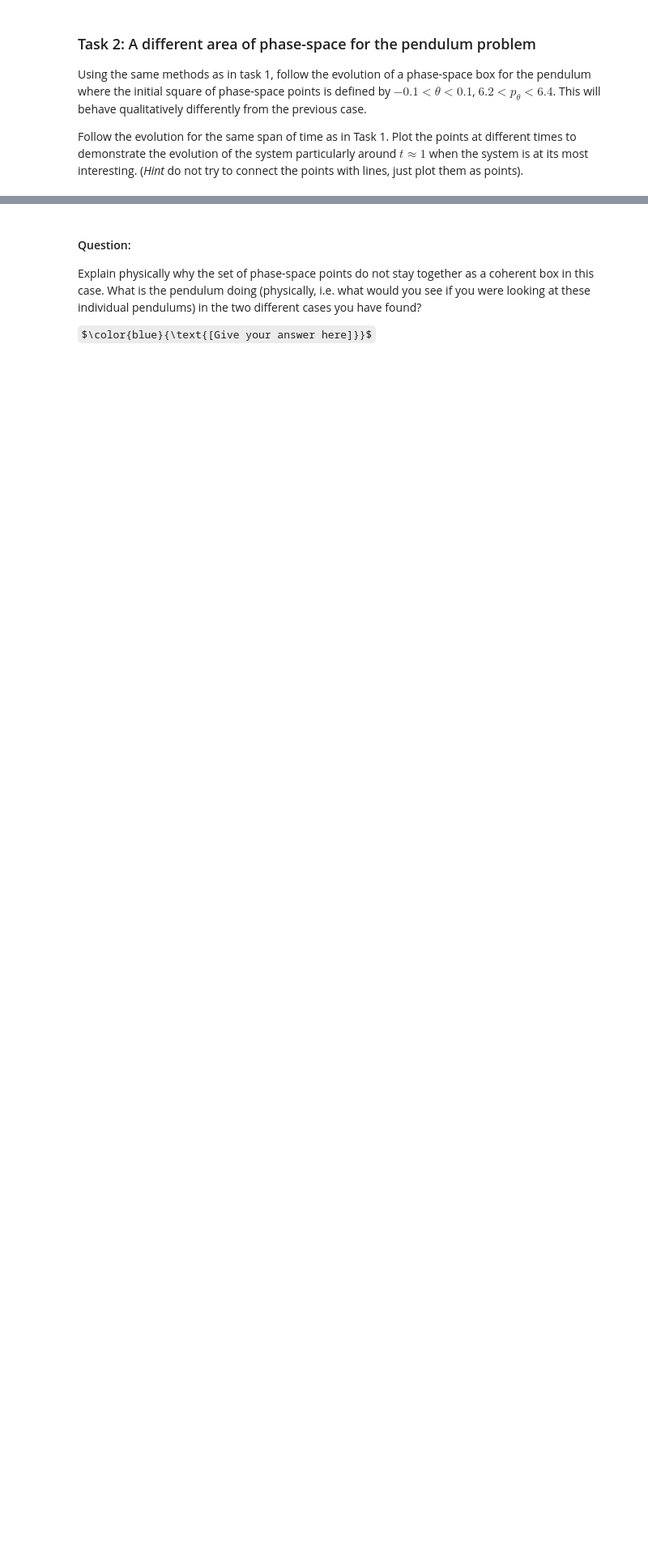
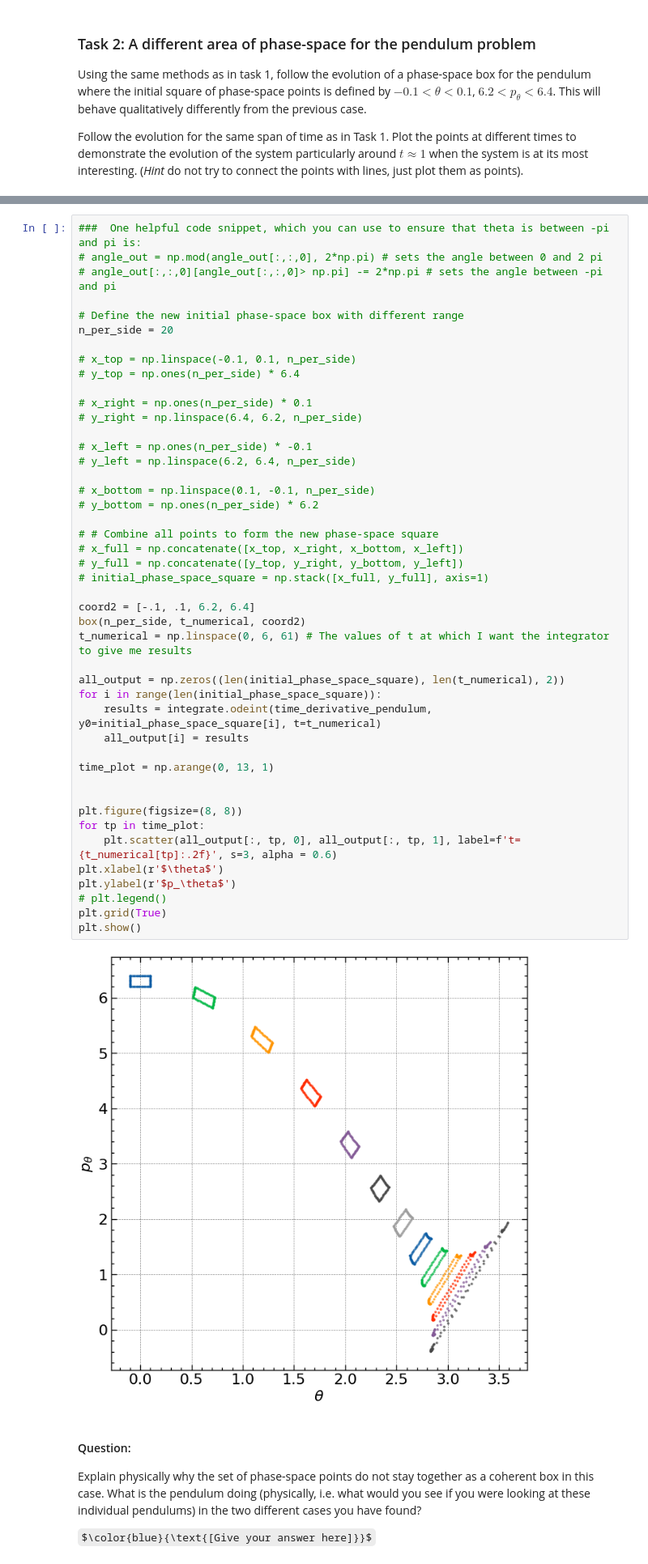
Before and after one commit to fotedarayush/Computational-Fluids-Files, a Jupyter notebook: PA4611 - Coursework2(1).ipynb, the cells around one changed output, grey strips where cells are left out. Shown at 81% size. Saved outputs shown, nothing was run; the diff lists cells and outputs as text; some formulas as TeX source; blank space fills up the shorter version.

```diff
--- a/PA4611 - Coursework2(1).ipynb
+++ b/PA4611 - Coursework2(1).ipynb
@@ -187,3 +215,50 @@ Follow the evolution for the same span of time as in Task 1. Plot the points at
+# %%
+###  One helpful code snippet, which you can use to ensure that theta is between -pi and pi is:
+# angle_out = np.mod(angle_out[:,:,0], 2*np.pi) # sets the angle between 0 and 2 pi
+# angle_out[:,:,0][angle_out[:,:,0]> np.pi] -= 2*np.pi # sets the angle between -pi and pi
+
+# Define the new initial phase-space box with different range
+n_per_side = 20
+
+# x_top = np.linspace(-0.1, 0.1, n_per_side)
+# y_top = np.ones(n_per_side) * 6.4
+
+# x_right = np.ones(n_per_side) * 0.1
+# y_right = np.linspace(6.4, 6.2, n_per_side)
+
+# x_left = np.ones(n_per_side) * -0.1
+# y_left = np.linspace(6.2, 6.4, n_per_side)
+
+# x_bottom = np.linspace(0.1, -0.1, n_per_side)
+# y_bottom = np.ones(n_per_side) * 6.2
+
+# # Combine all points to form the new phase-space square
+# x_full = np.concatenate([x_top, x_right, x_bottom, x_left])
+# y_full = np.concatenate([y_top, y_right, y_bottom, y_left])
+# initial_phase_space_square = np.stack([x_full, y_full], axis=1)
+
+coord2 = [-.1, .1, 6.2, 6.4]
+box(n_per_side, t_numerical, coord2)
+t_numerical = np.linspace(0, 6, 61) # The values of t at which I want the integrator to give me results
+
+all_output = np.zeros((len(initial_phase_space_square), len(t_numerical), 2))
+for i in range(len(initial_phase_space_square)):
+    results = integrate.odeint(time_derivative_pendulum, y0=initial_phase_space_square[i], t=t_numerical)
+    all_output[i] = results
+
+time_plot = np.arange(0, 13, 1)
+
+
+plt.figure(figsize=(8, 8))
+for tp in time_plot:
+    plt.scatter(all_output[:, tp, 0], all_output[:, tp, 1], label=f't={t_numerical[tp]:.2f}', s=3, alpha = 0.6)
+plt.xlabel(r'$\theta$')
+plt.ylabel(r'$p_\theta$')
+# plt.legend()
+plt.grid(True)
+plt.show()
+# %% [output]
+[figure, added]
 # %% [markdown]
 #### Question:
 
```
Also changed, not shown: parts of 8 cells of this notebook.
